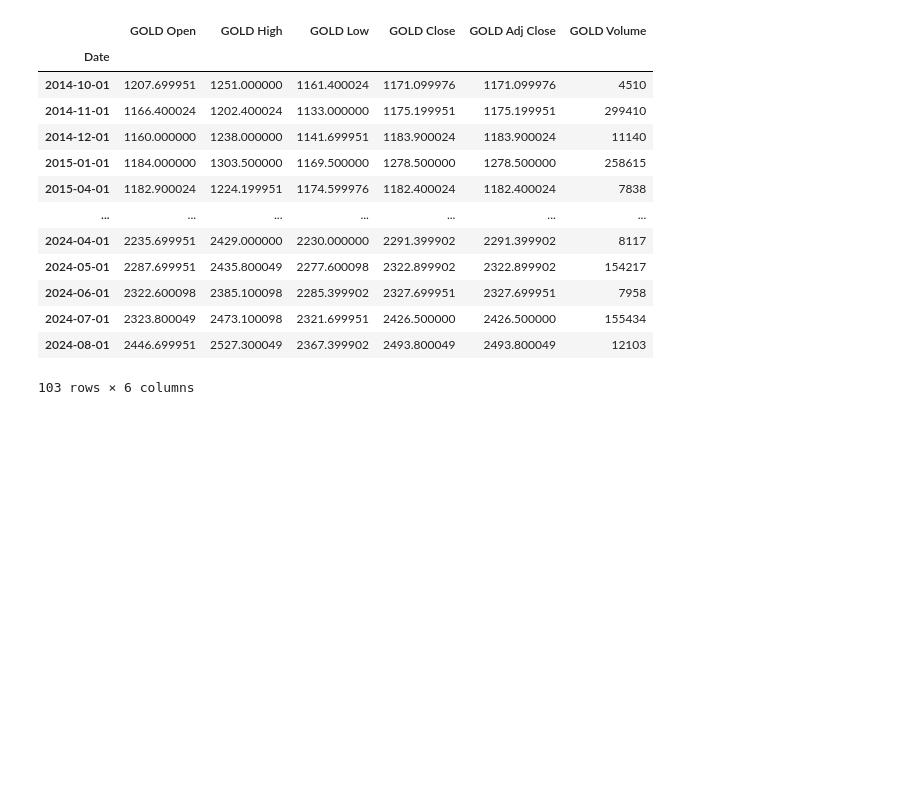
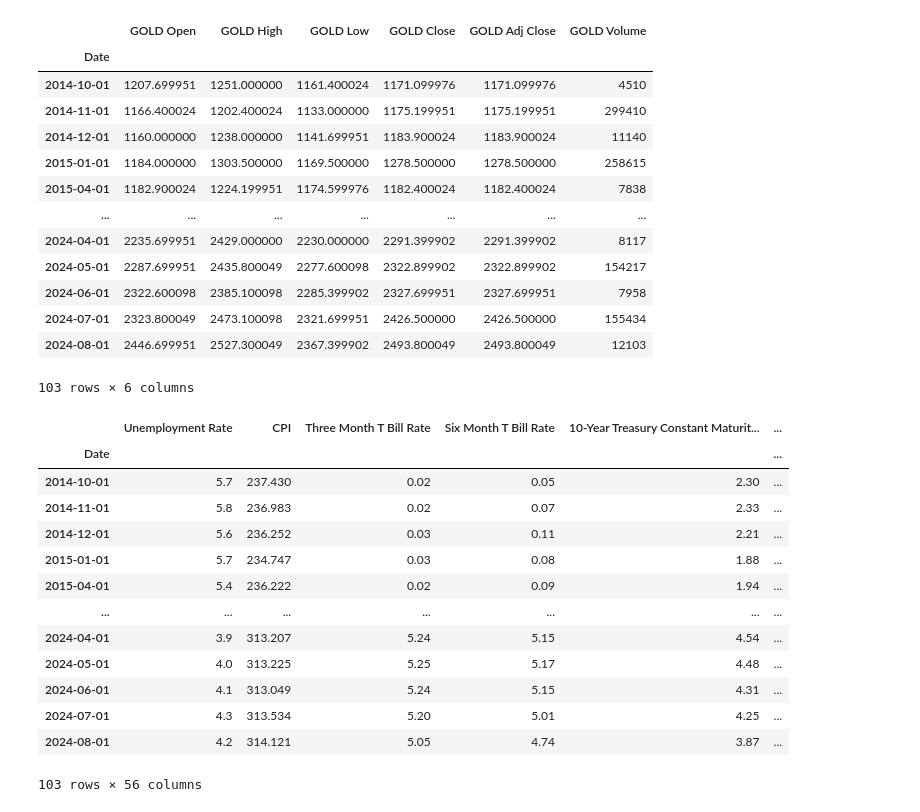
Before and after one commit to t-creech/VIX-Project, a Jupyter notebook: Pulling Data.ipynb, the cells around one changed output. Saved outputs shown, nothing was run; the diff lists cells and outputs as text; code cells hidden in the pictures; blank space fills up the shorter version.

```diff
--- a/Pulling Data.ipynb
+++ b/Pulling Data.ipynb
@@ -337,7 +335,7 @@ merged_yf_data = pd.merge(merged_yf_data, ftse, on='Date')
 merged_yf_data = pd.merge(merged_yf_data, nikkei, on='Date')
 merged_yf_data = pd.merge(merged_yf_data, gold, on='Date')
 merged_yf_data = pd.merge(merged_yf_data, usd_index, on='Date')
-merged_yf_data = pd.merge(merged_yf_data, vxn, on='Date')
 merged_yf_data = pd.merge(merged_yf_data, merged_data['VIX'], on='Date')
 # %%
-merged_yf_data = merged_yf_data.drop(columns=['USD INDEX Volume', 'VXN Volume'])
+merged_yf_data = merged_yf_data.drop(columns=['USD INDEX Volume'])
+merged_yf_data.to_csv("VIX_YF_data.csv")
@@ -349,3 +345,20 @@ all_data = all_data.drop(columns=['VIX_y'])
 all_data = all_data.rename(columns={'VIX_x':'VIX'})
 # %%
 all_data.to_csv("VIX_data.csv")
+# %%
+all_data
+# %% [output]
+|  | Unemployment Rate | CPI | Three Month T Bill Rate | Six Month T Bill Rate | 10-Year Treasury Constant Maturit... | ... |
+| Date |  |  |  |  |  | ... |
+| 2014-10-01 | 5.7 | 237.430 | 0.02 | 0.05 | 2.30 | ... |
+| 2014-11-01 | 5.8 | 236.983 | 0.02 | 0.07 | 2.33 | ... |
+| 2014-12-01 | 5.6 | 236.252 | 0.03 | 0.11 | 2.21 | ... |
+| 2015-01-01 | 5.7 | 234.747 | 0.03 | 0.08 | 1.88 | ... |
+| 2015-04-01 | 5.4 | 236.222 | 0.02 | 0.09 | 1.94 | ... |
+| ... | ... | ... | ... | ... | ... | ... |
+| 2024-04-01 | 3.9 | 313.207 | 5.24 | 5.15 | 4.54 | ... |
+| 2024-05-01 | 4.0 | 313.225 | 5.25 | 5.17 | 4.48 | ... |
+| 2024-06-01 | 4.1 | 313.049 | 5.24 | 5.15 | 4.31 | ... |
+| 2024-07-01 | 4.3 | 313.534 | 5.20 | 5.01 | 4.25 | ... |
+| 2024-08-01 | 4.2 | 314.121 | 5.05 | 4.74 | 3.87 | ... |
+103 rows × 56 columns
```
Also changed, not shown: parts of 4 cells of this notebook, 9 other files.
